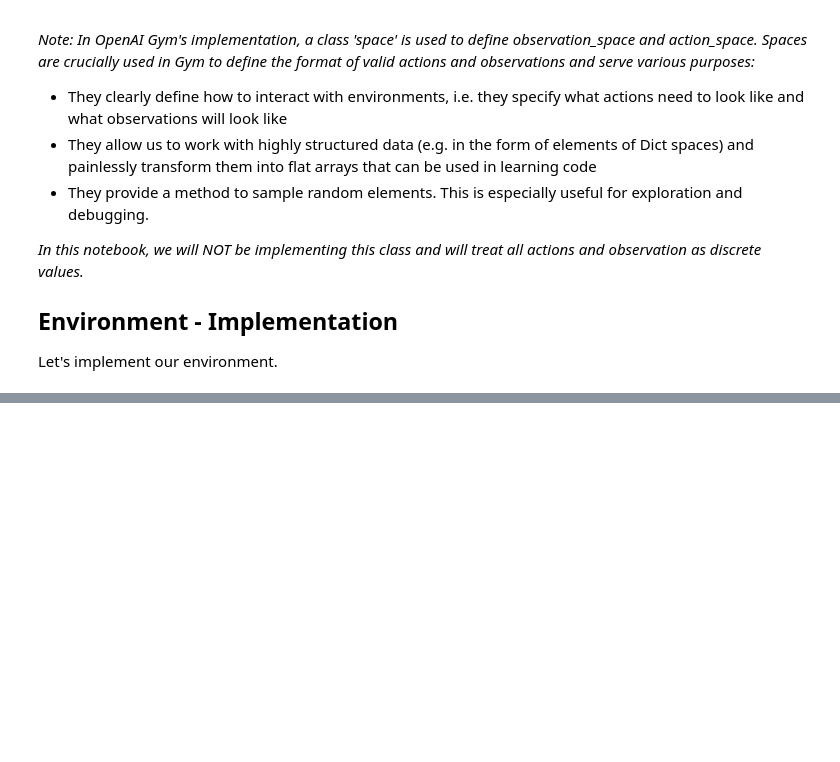
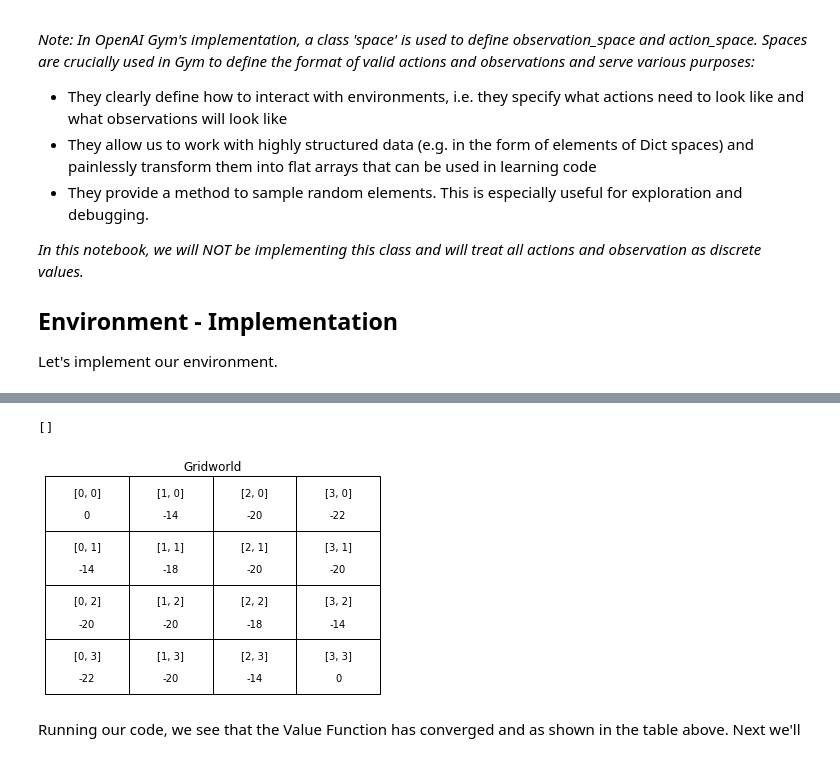
Before and after one commit to Bobblite/GridWorld, a Jupyter notebook: Gridworld.ipynb, the cells around one changed output, grey strips where cells are left out. Saved outputs shown, nothing was run; the diff lists cells and outputs as text; code cells hidden in the pictures; blank space fills up the shorter version.

```diff
--- a/Gridworld.ipynb
+++ b/Gridworld.ipynb
@@ -122,4 +138 @@ class gridworld_env:
 env = gridworld_env(4)
-# %%
-state, rew, term = env.step(0)
-print(state)
@@ -129,0 +216,25 @@ print(state)
+# %%
+# Draw grid
+fig, ax = plt.subplots()
+ax.set_title("Gridworld")
+ax.set_axis_off()
+tb = Table(ax, bbox=[0, 0, 1, 1])
+
+width, height = 1.0 / 4, 1.0 / 4
+
+# Add cells
+for idx in range(4**2):
+    coord = env.map_1d_to_2d(idx)
+    tb.add_cell(coord[1], coord[0],
+                width,
+                height,
+                text="{coordinate}\n\n{value}".format(coordinate=coord, value=round(state_values[idx])),
+                loc='center',
+                facecolor='white')
+ax.add_table(tb)
+plt.plot()
+# %% [output]
+[]
+[figure, added]
+# %% [markdown]
+Running our code, we see that the Value Function has converged and as shown in the table above. Next we'll
```
Also changed, not shown: parts of 5 cells of this notebook.
